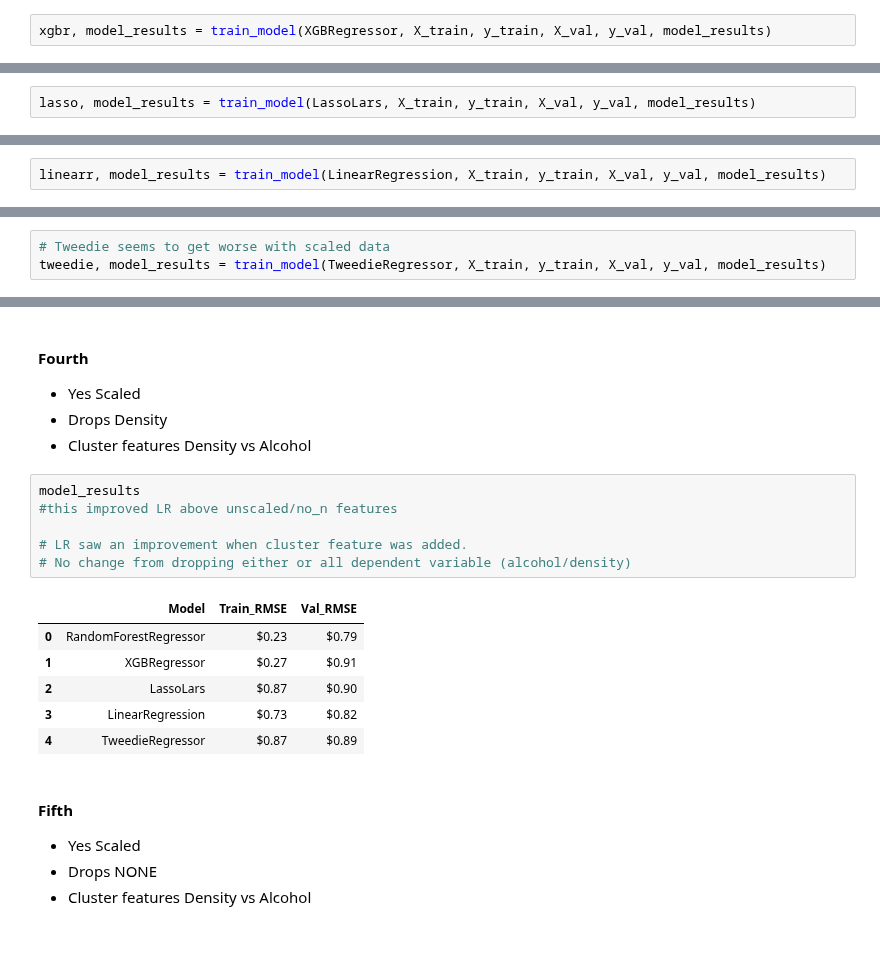
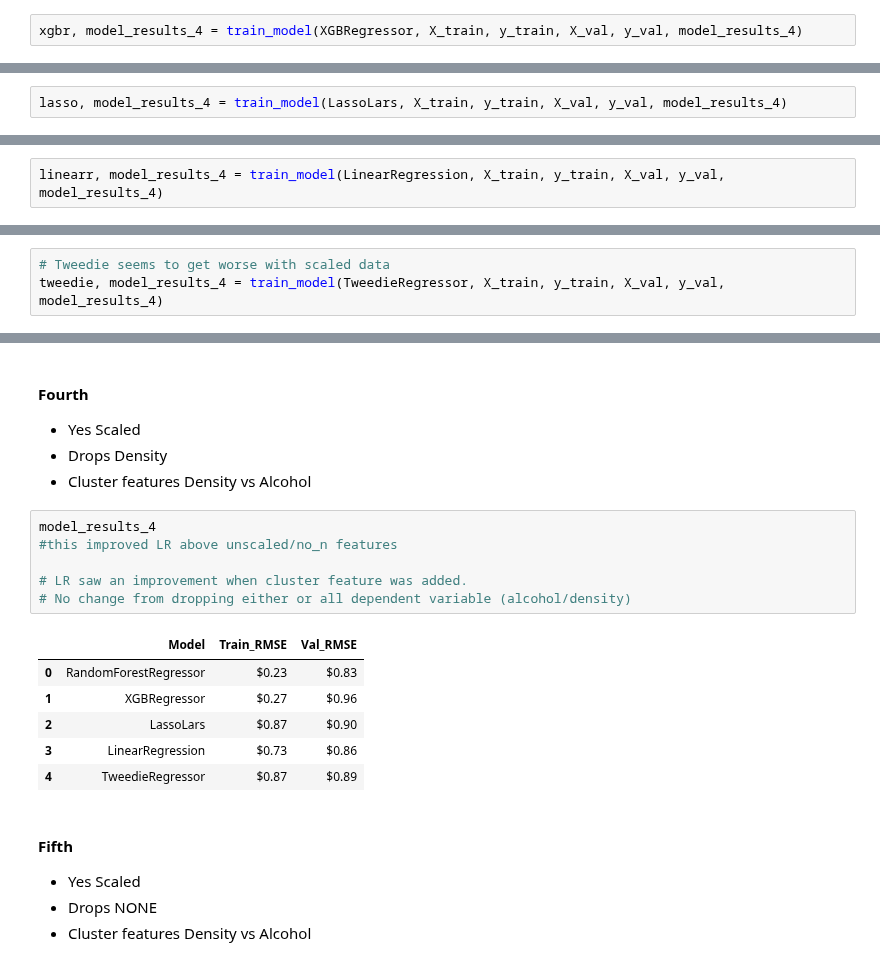
Before and after one commit to Clustering-Project/wine_quality_project, a Jupyter notebook: John/model.ipynb, the cells around one changed output, grey strips where cells are left out. Drawn from its saved outputs; the diff is of its cells as text.

```diff
--- a/John/model.ipynb
+++ b/John/model.ipynb
@@ -769,25 +789,25 @@ The validate RMSE is $0.82.
 # %%
 from xgboost import XGBRegressor
 # %%
-xgbr, model_results = train_model(XGBRegressor, X_train, y_train, X_val, y_val, model_results)
+xgbr, model_results_4 = train_model(XGBRegressor, X_train, y_train, X_val, y_val, model_results_4)
 # %% [output]
 The train RMSE is $0.27.
 The validate RMSE is $0.96.
 # %%
 from sklearn.linear_model import LinearRegression, LassoLars, TweedieRegressor
 # %%
-lasso, model_results = train_model(LassoLars, X_train, y_train, X_val, y_val, model_results)
+lasso, model_results_4 = train_model(LassoLars, X_train, y_train, X_val, y_val, model_results_4)
 # %% [output]
 The train RMSE is $0.87.
 The validate RMSE is $0.90.
 # %%
-linearr, model_results = train_model(LinearRegression, X_train, y_train, X_val, y_val, model_results)
+linearr, model_results_4 = train_model(LinearRegression, X_train, y_train, X_val, y_val, model_results_4)
 # %% [output]
 The train RMSE is $0.73.
 The validate RMSE is $0.86.
 # %%
 # Tweedie seems to get worse with scaled data
-tweedie, model_results = train_model(TweedieRegressor, X_train, y_train, X_val, y_val, model_results)
+tweedie, model_results_4 = train_model(TweedieRegressor, X_train, y_train, X_val, y_val, model_results_4)
 # %% [output]
 The train RMSE is $0.87.
 The validate RMSE is $0.89.
@@ -1049,17 +1069,17 @@ model_results
 - Drops Density
 - Cluster features Density vs Alcohol
 # %%
-model_results
+model_results_4
 #this improved LR above unscaled/no_n features
 
 # LR saw an improvement when cluster feature was added.
 # No change from dropping either or all dependent variable (alcohol/density)
 # %% [output]
 |  | Model | Train_RMSE | Val_RMSE |
-| 0 | RandomForestRegressor | $0.23 | $0.79 |
-| 1 | XGBRegressor | $0.27 | $0.91 |
+| 0 | RandomForestRegressor | $0.23 | $0.83 |
+| 1 | XGBRegressor | $0.27 | $0.96 |
 | 2 | LassoLars | $0.87 | $0.90 |
-| 3 | LinearRegression | $0.73 | $0.82 |
+| 3 | LinearRegression | $0.73 | $0.86 |
 | 4 | TweedieRegressor | $0.87 | $0.89 |
 # %% [markdown]
 #### Fifth
```
Also changed, not shown: parts of 49 cells of this notebook, 2 other files.
